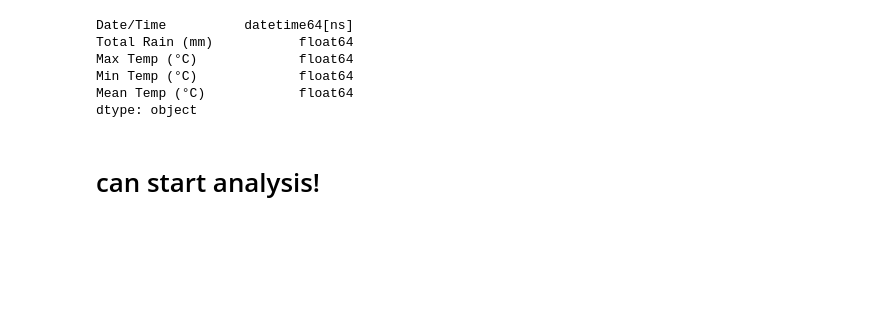
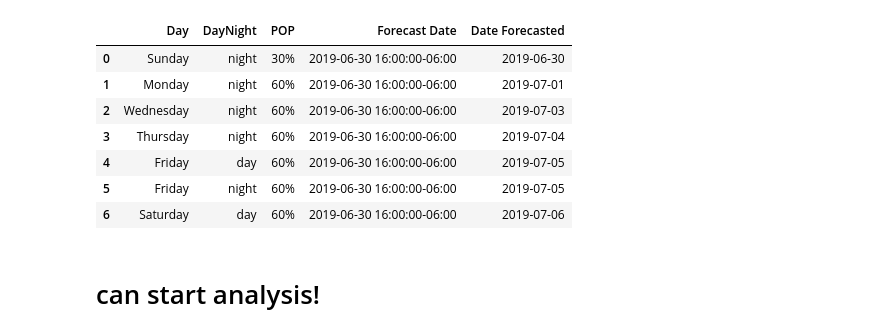
Before and after one commit to tarkus1/irrigation, a Jupyter notebook: weather/WeatherAnal.ipynb, the cells around one changed output. Cells and saved outputs as stored; diff of their text form; code cells hidden in the pictures; blank space fills up the shorter version.

```diff
--- a/weather/WeatherAnal.ipynb
+++ b/weather/WeatherAnal.ipynb
@@ -33,11 +36,14 @@ moistHist[moistHist['Total Rain (mm)'] > 0]
-# %%
-moistHist.dtypes
-# %% [output]
-Date/Time          datetime64[ns]
-Total Rain (mm)           float64
-Max Temp (°C)             float64
-Min Temp (°C)             float64
-Mean Temp (°C)            float64
-dtype: object
+# %%
+fcstHist = pd.read_pickle('/home/mark/Documents/irrigation/weather/FcstHistory.pkl')
+fcstHist
+# %% [output]
+|  | Day | DayNight | POP | Forecast Date | Date Forecasted |
+| 0 | Sunday | night | 30% | 2019-06-30 16:00:00-06:00 | 2019-06-30 |
+| 1 | Monday | night | 60% | 2019-06-30 16:00:00-06:00 | 2019-07-01 |
+| 2 | Wednesday | night | 60% | 2019-06-30 16:00:00-06:00 | 2019-07-03 |
+| 3 | Thursday | night | 60% | 2019-06-30 16:00:00-06:00 | 2019-07-04 |
+| 4 | Friday | day | 60% | 2019-06-30 16:00:00-06:00 | 2019-07-05 |
+| 5 | Friday | night | 60% | 2019-06-30 16:00:00-06:00 | 2019-07-05 |
+| 6 | Saturday | day | 60% | 2019-06-30 16:00:00-06:00 | 2019-07-06 |
 # %% [markdown]
 # can start analysis!
```
Also changed, not shown: parts of 2 cells of this notebook, 3 other files.
